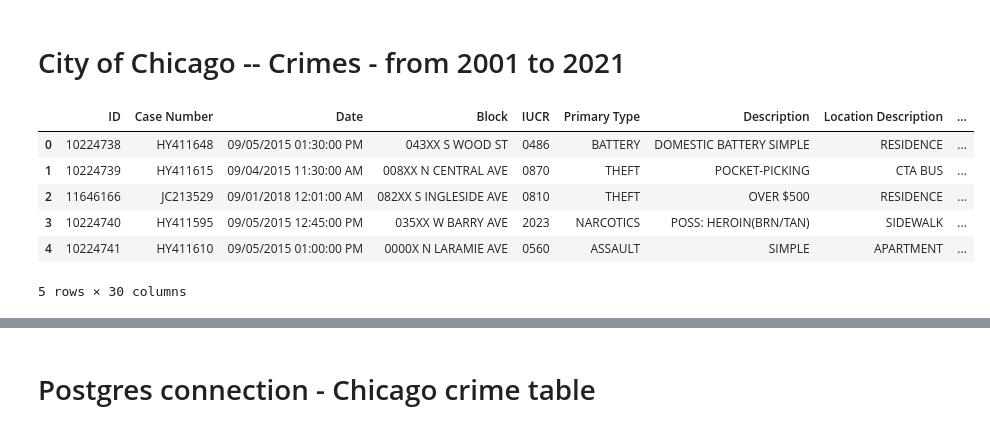
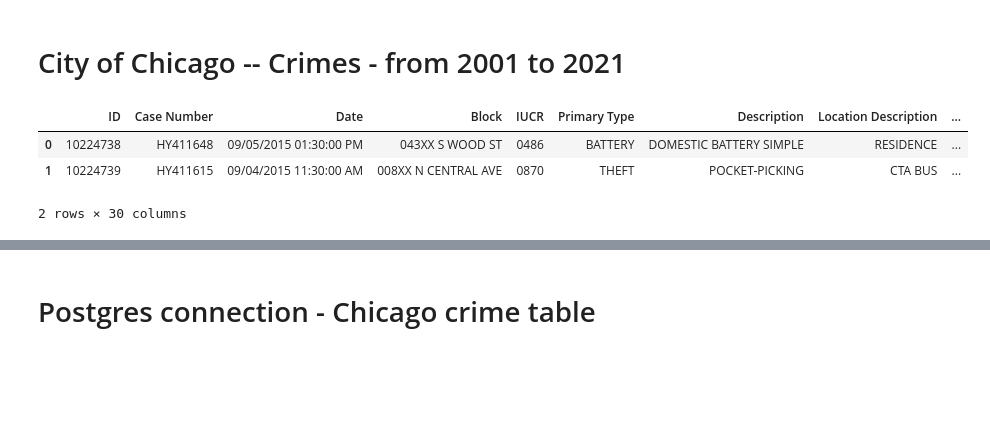
Before and after one commit to Karla-Flores/Chicago-Crime-Visualizing-Data, a Jupyter notebook: Proyect_03.ipynb, the cells around one changed output, grey strips where cells are left out. Saved outputs shown, nothing was run; the diff lists cells and outputs as text; code cells hidden in the pictures; blank space fills up the shorter version.

```diff
--- a/Proyect_03.ipynb
+++ b/Proyect_03.ipynb
@@ -13,12 +13,9 @@ from sqlalchemy import create_engine, func
 # %%
 # Raw crime table
 table = pd.read_csv('Crimes_-_2001_to_Present.csv')
-table.head()
+table.head(2)
 # %% [output]
 |  | ID | Case Number | Date | Block | IUCR | Primary Type | Description | Location Description | ... |
 | 0 | 10224738 | HY411648 | 09/05/2015 01:30:00 PM | 043XX S WOOD ST | 0486 | BATTERY | DOMESTIC BATTERY SIMPLE | RESIDENCE | ... |
 | 1 | 10224739 | HY411615 | 09/04/2015 11:30:00 AM | 008XX N CENTRAL AVE | 0870 | THEFT | POCKET-PICKING | CTA BUS | ... |
-| 2 | 11646166 | JC213529 | 09/01/2018 12:01:00 AM | 082XX S INGLESIDE AVE | 0810 | THEFT | OVER $500 | RESIDENCE | ... |
-| 3 | 10224740 | HY411595 | 09/05/2015 12:45:00 PM | 035XX W BARRY AVE | 2023 | NARCOTICS | POSS: HEROIN(BRN/TAN) | SIDEWALK | ... |
-| 4 | 10224741 | HY411610 | 09/05/2015 01:00:00 PM | 0000X N LARAMIE AVE | 0560 | ASSAULT | SIMPLE | APARTMENT | ... |
-5 rows × 30 columns
+2 rows × 30 columns
```
Also changed, not shown: parts of 14 cells of this notebook.
